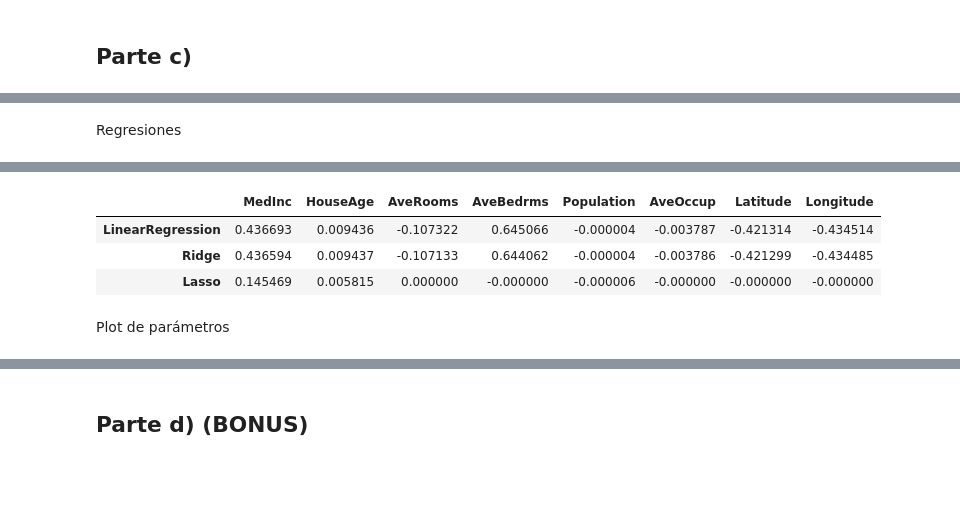
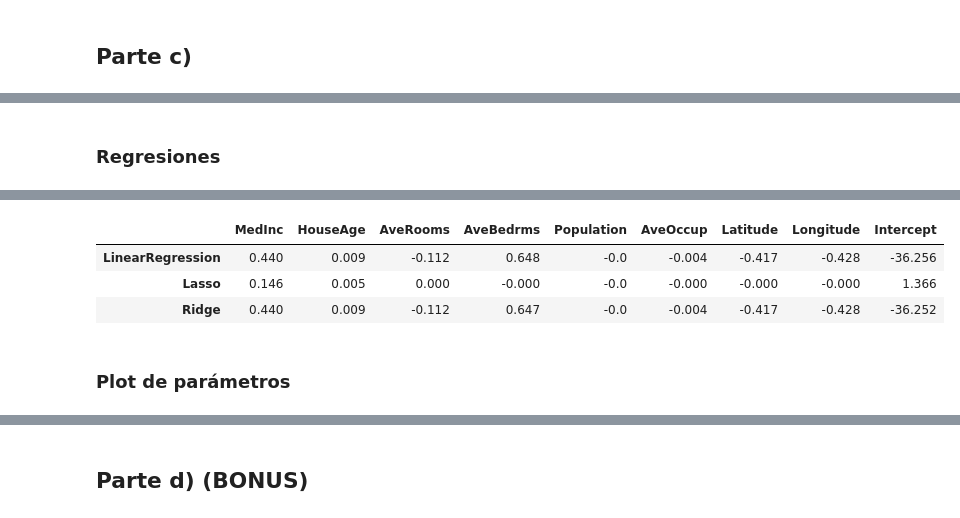
Before and after one commit to nicacevedo/Machine-Learning-DIM, a Jupyter notebook: TP1/TP1_P2.ipynb, the cells around one changed output, grey strips where cells are left out. Saved outputs shown, nothing was run; the diff lists cells and outputs as text; code cells hidden in the pictures; blank space fills up the shorter version.

```diff
--- a/TP1/TP1_P2.ipynb
+++ b/TP1/TP1_P2.ipynb
@@ -69,29 +74,28 @@ Name: MedHouseVal, dtype: float64
 ### Regresiones
 # %%
 coefs = []
-intercepts = []
-for model in [LinearRegression(), Ridge(), Lasso()]:
+# intercepts = []
+for model in [LinearRegression(), Lasso(), Ridge()]:
     # Fit
     model.fit(X,y)
     print('-'*50)
 
     # R^2
-    print(f'R^2 para {model}: \t{model.score(X,y)}')
+    R2 = round(model.score(X,y),3)
+    print(f'R^2 para {model}: \t{R2}')
 
     # RMSE
     y_pred = model.predict(X)
-    RMSE = np.sqrt(mean_squared_error(y, y_pred))
+    RMSE = round(np.sqrt(mean_squared_error(y, y_pred)), 3)
     print(f'RMSE para {model}: \t{RMSE}')
 
-    # Coeficientes
+    # # Coeficientes
     coef = pd.DataFrame(model.coef_.reshape(-1,len(data.feature_names)), index=[f'{model}'[:-2]], columns=data.feature_names, )
-    intercept = model.intercept_
-    intercepts.append(intercept)
-    print(f'Inter. de {model}: \t{intercept}')
+    coef['Intercept'] = model.intercept_
     coefs.append(coef)
 
 # Todos los coeficientes
 coefs = pd.concat(coefs)
-coefs
+round(coefs,3)
 # %% [output]
 --------------------------------------------------
@@ -157,31 +146,34 @@ X_train.head()
-# %% [markdown]
-Regresiones
+# %% [markdown]
+### Regresiones
 # %%
-coefs2 = []
-intercepts2 = []
 
-for model in [LinearRegression(), Ridge(), Lasso()]:
-    # Fit
-    model.fit(X,y)
-    print('-'*50)
 
-    # R^2
-    print(f'R^2 para {model}: \t{model.score(X_train,y_train)}')
+def modelos_train_test(X_train, y_train,X_test, y_test):
+    coefs2 = []
+    for model in [LinearRegression(), Lasso(), Ridge()]:
+        # Fit
+        model.fit(X_train,y_train)
+        print('-'*50)
 
-    # RMSE
-    y_pred = model.predict(X_test)
-    RMSE = np.sqrt(mean_squared_error(y_test, y_pred))
-    print(f'RMSE para {model}: \t{RMSE}')
+        # R^2
+        R2 = round(model.score(X_test,y_test),3)
+        print(f'R^2 para {model}: \t{R2}')
 
-    # Coeficientes
-    coef = pd.DataFrame(model.coef_.reshape(-1,len(data.feature_names)), index=[f'{model}'[:-2]], columns=data.feature_names, )
-    intercept = model.intercept_
-    intercepts2.append(intercept)
-    print(f'Inter. de {model}: \t{intercept}')
-    coefs2.append(coef)
+        # RMSE
+        y_pred = model.predict(X_test)
+        RMSE = round(np.sqrt(mean_squared_error(y_test, y_pred)), 3)
+        print(f'RMSE para {model}: \t{RMSE}')
 
-# Todos los coeficientes
-coefs2 = pd.concat(coefs2)
-coefs2
+        # # Coeficientes
+        coef2 = pd.DataFrame(model.coef_.reshape(-1,len(data.feature_names)), index=[f'{model}'[:-2]], columns=data.feature_names, )
+        coef2['Intercept'] = model.intercept_
+        coefs2.append(coef2)
+
+    # Todos los coeficientes
+    coefs2 = pd.concat(coefs2)
+    display(round(coefs2,3))
+
+# Output
+modelos_train_test(X_train, y_train, X_test, y_test)
 # %% [output]
 --------------------------------------------------
@@ -199,6 +188,6 @@ Inter. de Lasso():      1.348041367341614
-|  | MedInc | HouseAge | AveRooms | AveBedrms | Population | AveOccup | Latitude | Longitude |
-| LinearRegression | 0.436693 | 0.009436 | -0.107322 | 0.645066 | -0.000004 | -0.003787 | -0.421314 | -0.434514 |
-| Ridge | 0.436594 | 0.009437 | -0.107133 | 0.644062 | -0.000004 | -0.003786 | -0.421299 | -0.434485 |
-| Lasso | 0.145469 | 0.005815 | 0.000000 | -0.000000 | -0.000006 | -0.000000 | -0.000000 | -0.000000 |
+|  | MedInc | HouseAge | AveRooms | AveBedrms | Population | AveOccup | Latitude | Longitude | Intercept |
+| LinearRegression | 0.440 | 0.009 | -0.112 | 0.648 | -0.0 | -0.004 | -0.417 | -0.428 | -36.256 |
+| Lasso | 0.146 | 0.005 | 0.000 | -0.000 | -0.0 | -0.000 | -0.000 | -0.000 | 1.366 |
+| Ridge | 0.440 | 0.009 | -0.112 | 0.647 | -0.0 | -0.004 | -0.417 | -0.428 | -36.252 |
 # %% [markdown]
-Plot de parámetros
+### Plot de parámetros
```
Also changed, not shown: parts of 35 cells of this notebook, 4 other files.
